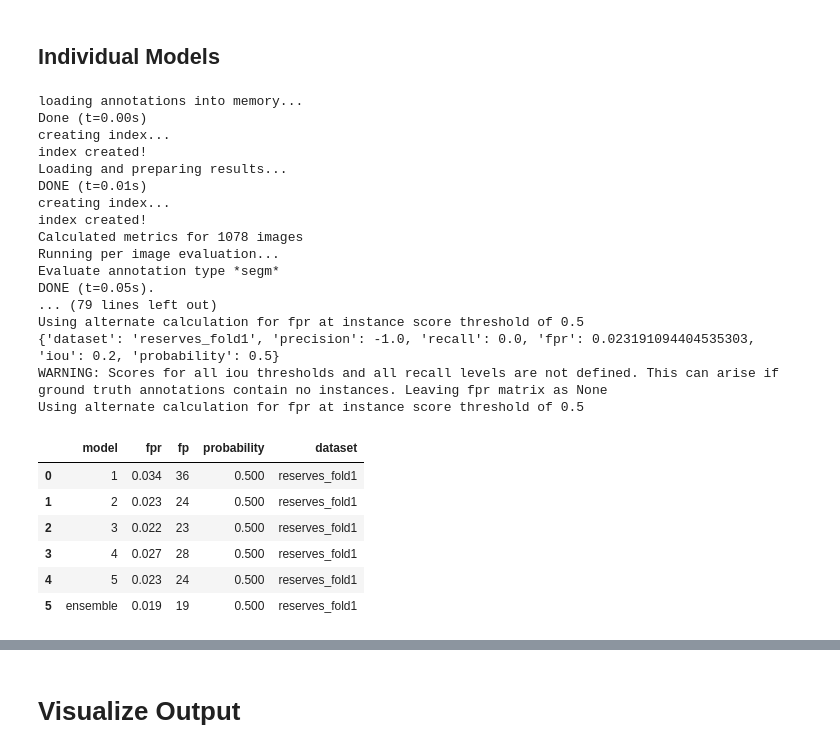
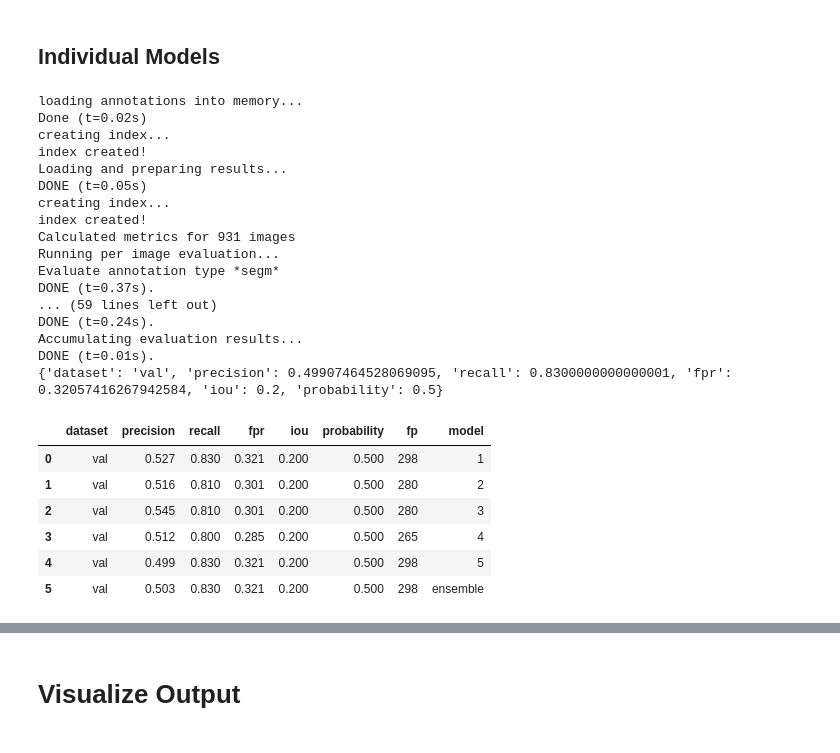
Before and after one commit to uw-biomedical-ml/detectron2-rpd-yb, a Jupyter notebook: runEnsemble.ipynb, the cells around one changed output, grey strips where cells are left out. Saved outputs shown, nothing was run; the diff lists cells and outputs as text; code cells hidden in the pictures.

```diff
--- a/runEnsemble.ipynb
+++ b/runEnsemble.ipynb
@@ -1,17 +1,20 @@
 # %%
 import shutil, os
 os.environ["CUDA_DEVICE_ORDER"]="PCI_BUS_ID"
-os.environ["CUDA_VISIBLE_DEVICES"] = "5"
+os.environ["CUDA_VISIBLE_DEVICES"] = "0,1,2,3,4,5"
 import matplotlib.pyplot as plt
 import numpy as np
 import detectron2
 from detectron2.data import DatasetCatalog,MetadataCatalog
 from plain_train_net import grab_dataset
+import detectron2.utils.comm as comm
+from detectron2.engine import launch
 
 
 
 reprocess_results=True
-dataset_name = "reserves_fold1"
+# dataset_name = "reserves_fold1"
+dataset_name = "val"
 dpi=120
 # %%
 #predict
@@ -152,44 +207,44 @@ for mdl in ("fold1", "fold2", "fold3", "fold4","fold5"):
         json.dump(obj=myeval.summarize_scalars(),fp=outfile)
 # %% [output]
 loading annotations into memory...
-Done (t=0.00s)
+Done (t=0.02s)
 creating index...
 index created!
 Loading and preparing results...
-DONE (t=0.01s)
+DONE (t=0.05s)
 creating index...
 index created!
-Calculated metrics for 1078 images
+Calculated metrics for 931 images
 Running per image evaluation...
 Evaluate annotation type *segm*
-DONE (t=0.05s).
-... (79 lines left out)
-Using alternate calculation for fpr at instance score threshold of 0.5
-{'dataset': 'reserves_fold1', 'precision': -1.0, 'recall': 0.0, 'fpr': 0.023191094404535303, 'iou': 0.2, 'probability': 0.5}
-WARNING: Scores for all iou thresholds and all recall levels are not defined. This can arise if ground truth annotations contain no instances. Leaving fpr matrix as None
-Using alternate calculation for fpr at instance score threshold of 0.5
+DONE (t=0.37s).
+... (59 lines left out)
+DONE (t=0.24s).
+Accumulating evaluation results...
+DONE (t=0.01s).
+{'dataset': 'val', 'precision': 0.49907464528069095, 'recall': 0.8300000000000001, 'fpr': 0.32057416267942584, 'iou': 0.2, 'probability': 0.5}
 # %%
 import json, os
 import pandas as pd
 from table_styles import styles
 mydicts=[]
 for mdl in ['fold1','fold2','fold3','fold4','fold5']:
     output_dir = "output_"+ dataset_name + "/"+mdl
     with open(os.path.join(output_dir,'scalar_dict.json')) as f:
         mydicts.append(json.load(f))
 with open(os.path.join("output_"+ dataset_name,'scalar_dict.json')) as f:
     mydicts.append(json.load(f))
 dfr = pd.DataFrame(mydicts)
 dfr = dfr.assign(fp = np.int32(dfr.fpr*num_images))
 dfr = dfr.assign(model = ['1','2','3','4','5','ensemble'])
-dfr = dfr[['model','fpr','fp','probability','dataset']]
+#dfr = dfr[['model','fpr','fp','probability','dataset']]
 pd.set_option('display.precision',3)
 dfr.style.set_table_styles(styles).set_table_attributes('style="font-size: 17px"')
 # %% [output]
-|  | model | fpr | fp | probability | dataset |
-| 0 | 1 | 0.034 | 36 | 0.500 | reserves_fold1 |
-| 1 | 2 | 0.023 | 24 | 0.500 | reserves_fold1 |
-| 2 | 3 | 0.022 | 23 | 0.500 | reserves_fold1 |
-| 3 | 4 | 0.027 | 28 | 0.500 | reserves_fold1 |
-| 4 | 5 | 0.023 | 24 | 0.500 | reserves_fold1 |
-| 5 | ensemble | 0.019 | 19 | 0.500 | reserves_fold1 |
+|  | dataset | precision | recall | fpr | iou | probability | fp | model |
+| 0 | val | 0.527 | 0.830 | 0.321 | 0.200 | 0.500 | 298 | 1 |
+| 1 | val | 0.516 | 0.810 | 0.301 | 0.200 | 0.500 | 280 | 2 |
+| 2 | val | 0.545 | 0.810 | 0.301 | 0.200 | 0.500 | 280 | 3 |
+| 3 | val | 0.512 | 0.800 | 0.285 | 0.200 | 0.500 | 265 | 4 |
+| 4 | val | 0.499 | 0.830 | 0.321 | 0.200 | 0.500 | 298 | 5 |
+| 5 | val | 0.503 | 0.830 | 0.321 | 0.200 | 0.500 | 298 | ensemble |
```
Also changed, not shown: parts of 5 cells of this notebook, 3 other files.
